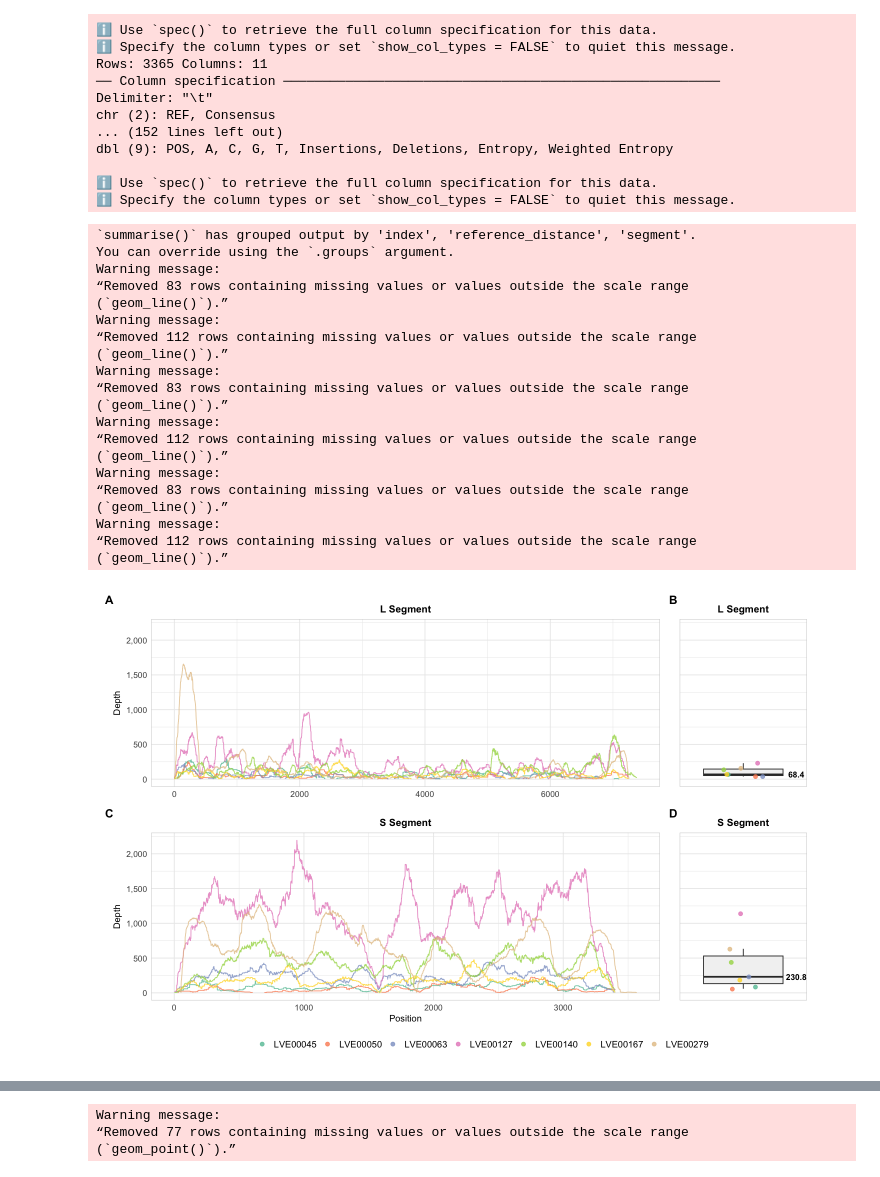
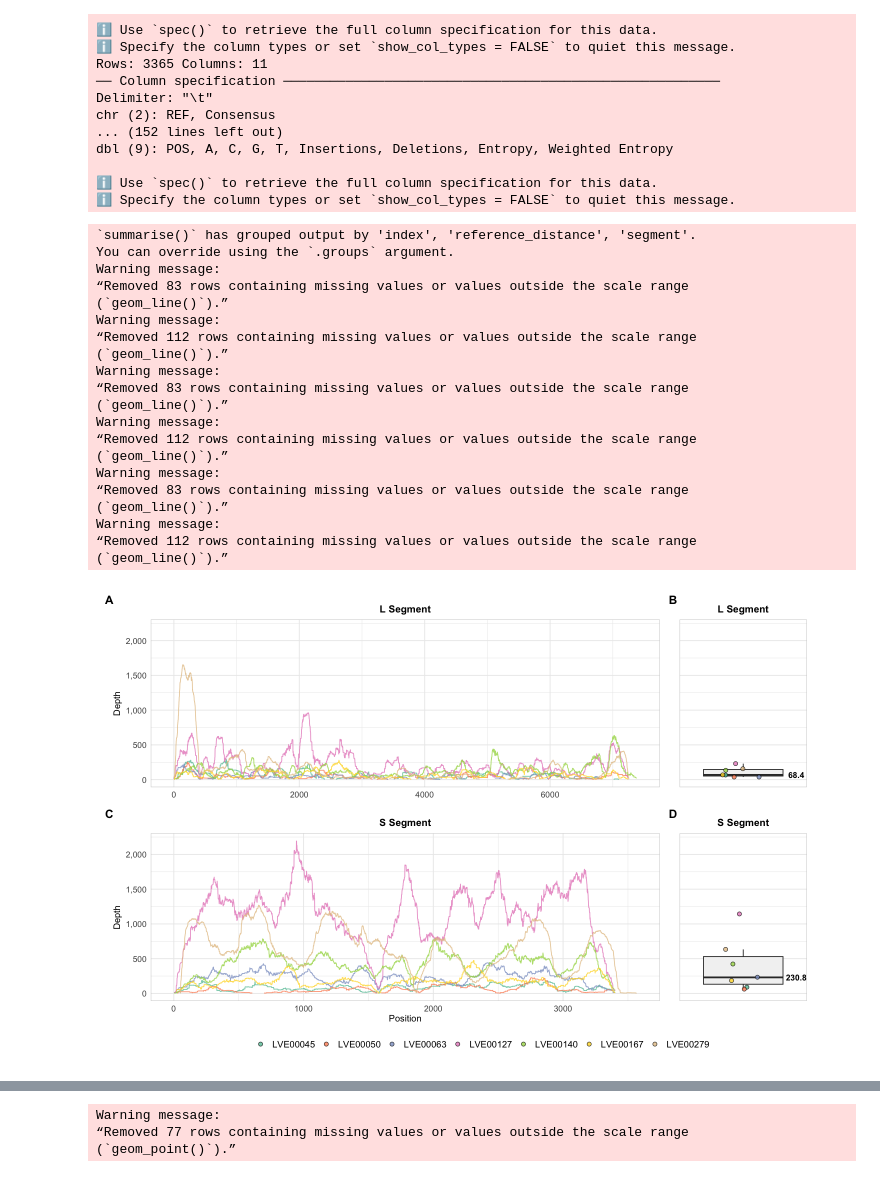
Before and after one commit to Joon-Klaps/nf-core-viralmetagenome-manuscript, a Jupyter notebook: analysis/benchmarking/S3_reference_scaffolding/03_plotting.ipynb, the cells around one changed output, grey strips where cells are left out. Cells and saved outputs as stored; diff of their text form; code cells hidden in the pictures.

```diff
--- a/analysis/benchmarking/S3_reference_scaffolding/03_plotting.ipynb
+++ b/analysis/benchmarking/S3_reference_scaffolding/03_plotting.ipynb
@@ -227,14 +270,14 @@ p_line_L <- ggplot(filter(coverage_data, segment == "L Segment"), aes(x = POS, y
 
 p_box_L <- ggplot(filter(mean_cov_data, segment == "L Segment"), aes(x = "", y = mean_depth)) +
     geom_boxplot(fill = "grey95", outlier.shape = NA) +
-    geom_jitter(aes(color = sample), width = 0.2, size = 2, alpha = 0.8) +
+    geom_jitter(aes(fill = sample), width = 0.2, size = 2, shape = 21, alpha = 0.8) +
     geom_text(data = filter(segment_medians, segment == "L Segment"), aes(x = "", y = median_depth, label = label),
               nudge_x = 0.5, fontface = "bold", size = 3.5) +
     # scale_y_log10(labels = scales::comma, name = NULL, limits = y_limits) +
     scale_y_continuous(labels = scales::comma, name = expression("Depth"), limits = y_limits) +
-    scale_color_brewer(palette = "Set2") +
-    guides(color = "none") +
-    labs(title = "L Segment", x = NULL, color = "Sample") +
+    scale_fill_brewer(palette = "Set2") +
+    guides(fill = "none") +
+    labs(title = "L Segment", x = NULL, fill = "Sample") +
     theme_coverage +
     theme(
         axis.text.y = element_blank(),
@@ -257,14 +300,14 @@ p_line_S <- ggplot(filter(coverage_data, segment == "S Segment"), aes(x = POS, y
 
 p_box_S <- ggplot(filter(mean_cov_data, segment == "S Segment"), aes(x = "", y = mean_depth)) +
     geom_boxplot(fill = "grey95", outlier.shape = NA) +
-    geom_jitter(aes(color = sample), width = 0.2, size = 2, alpha = 0.8) +
+    geom_jitter(aes(fill = sample), width = 0.2, size = 2, shape = 21, alpha = 0.8) +
     geom_text(data = filter(segment_medians, segment == "S Segment"), aes(x = "", y = median_depth, label = label),
               nudge_x = 0.5, fontface = "bold", size = 3.5) +
     # scale_y_log10(labels = scales::comma, name = NULL, limits = y_limits) +
     scale_y_continuous(labels = scales::comma, name = expression("Depth"), limits = y_limits) +
-    scale_color_brewer(palette = "Set2") +
-    guides(color = guide_legend(nrow = 1)) +
-    labs(title = "S Segment", x = NULL, color = "") +
+    scale_fill_brewer(palette = "Set2") +
+    guides(fill = guide_legend(nrow = 1)) +
+    labs(title = "S Segment", x = NULL, fill = "") +
     theme_coverage +
     theme(
         axis.text.y = element_blank(),
@@ -277,35 +320,35 @@ p_box_S <- ggplot(filter(mean_cov_data, segment == "S Segment"), aes(x = "", y =
 
 # Combine plots using patchwork
 p <- p_line_L  + p_box_L + p_line_S + p_box_S  +
     plot_layout(ncol = 2, widths = c(4, 1), guides = "collect") +
     plot_annotation(tag_levels = 'A') &
     theme(legend.position = "bottom", plot.tag = element_text(face = "bold", size = 14))
 
 p
 ggsave("./images/coverages.png", plot = p, width = 12, height = 8, dpi = 300)
-ggsave("./../../../Fig/supplfig3.png", plot = p, width = 12, height = 8, dpi = 300)
+ggsave("./../../../Fig/supplfig4.png", plot = p, width = 12, height = 8, dpi = 300)
 # %% [output]
 `summarise()` has grouped output by 'index', 'reference_distance', 'segment'.
 You can override using the `.groups` argument.
 Warning message:
 “Removed 83 rows containing missing values or values outside the scale range
 (`geom_line()`).”
 Warning message:
 “Removed 112 rows containing missing values or values outside the scale range
 (`geom_line()`).”
 Warning message:
 “Removed 83 rows containing missing values or values outside the scale range
 (`geom_line()`).”
 Warning message:
 “Removed 112 rows containing missing values or values outside the scale range
 (`geom_line()`).”
 Warning message:
 “Removed 83 rows containing missing values or values outside the scale range
 (`geom_line()`).”
 Warning message:
 “Removed 112 rows containing missing values or values outside the scale range
 (`geom_line()`).”
-[figure, old version]
+[figure, new version]
 # %%
 options(repr.plot.width=12, repr.plot.height=10)
 
```
Also changed, not shown: parts of 9 cells of this notebook, 2 other files.
